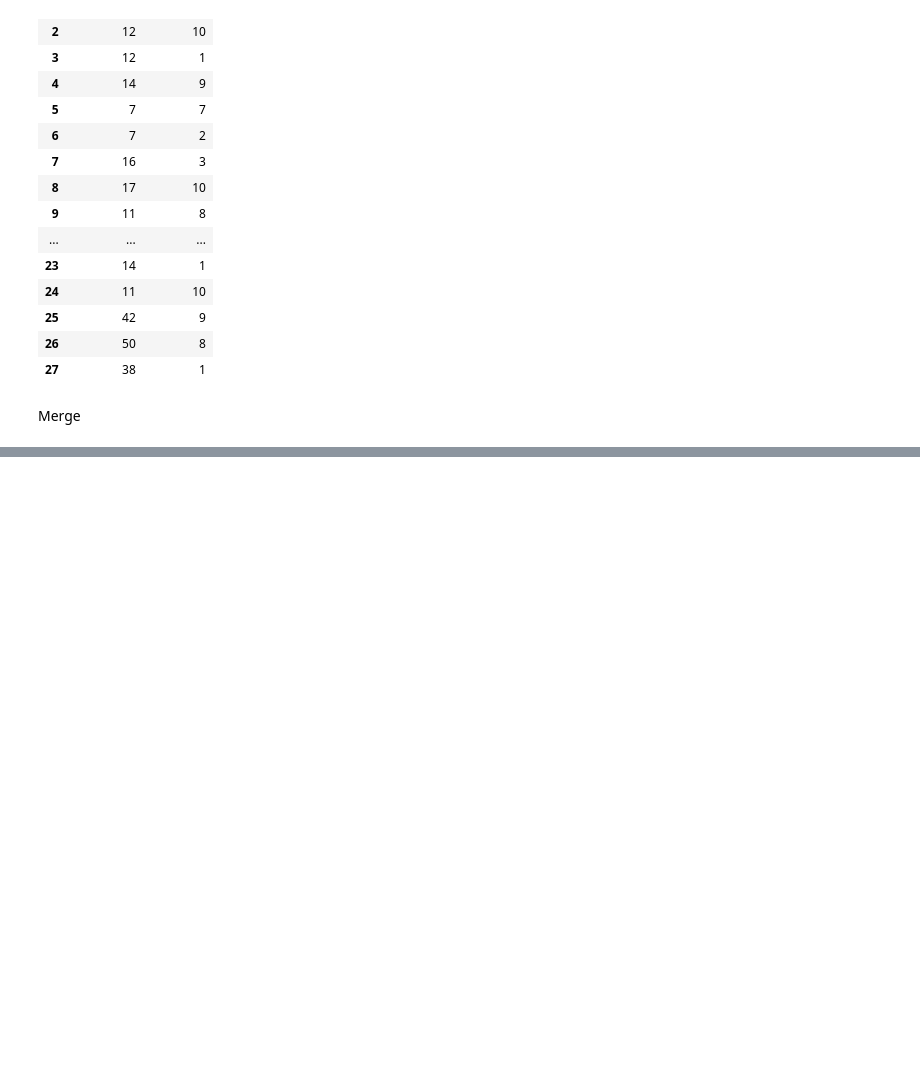
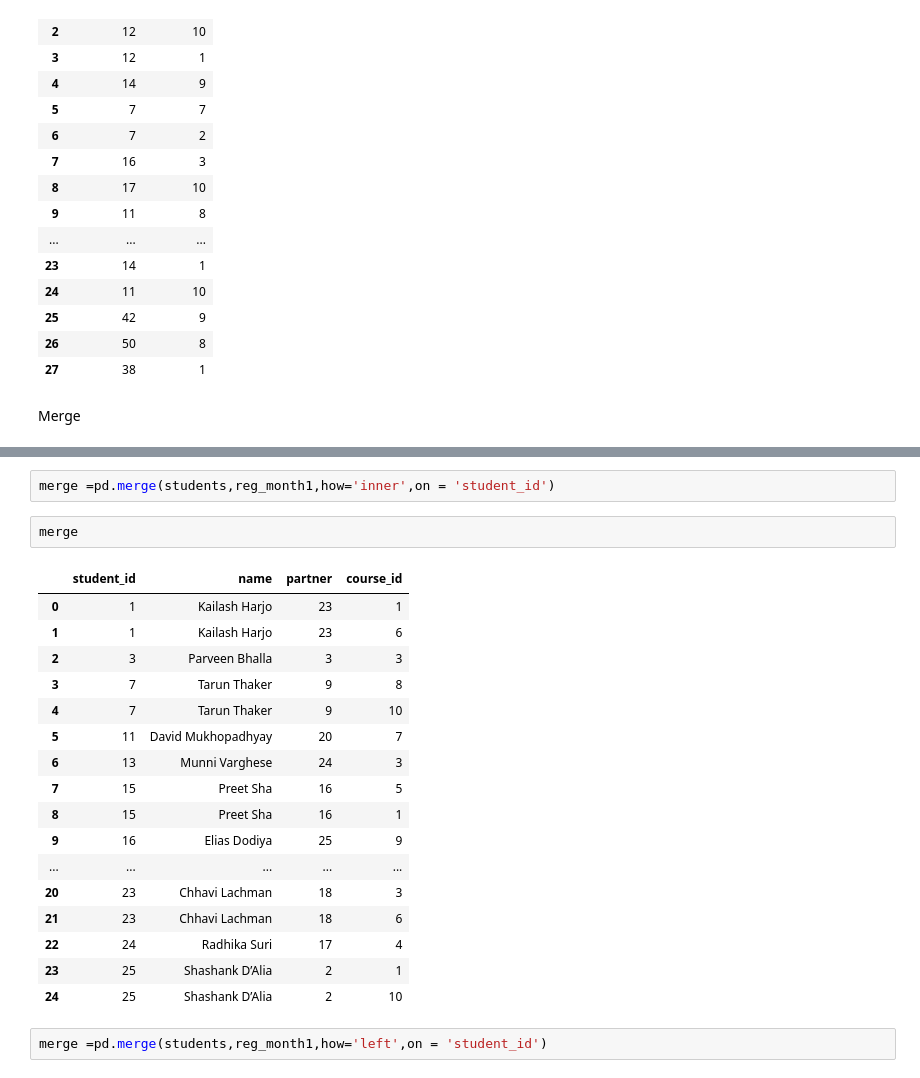
Before and after one commit to Bibhuti-MLAI/Python-Coding-Interview, a Jupyter notebook: pandas.ipynb, the cells around one changed output, grey strips where cells are left out. Cells and saved outputs as stored; diff of their text form; blank space fills up the shorter version.

```diff
--- a/pandas.ipynb
+++ b/pandas.ipynb
@@ -1150,0 +1191,24 @@ Merge
+# %%
+merge =pd.merge(students,reg_month1,how='inner',on = 'student_id')
+# %%
+merge
+# %% [output]
+|  | student_id | name | partner | course_id |
+| 0 | 1 | Kailash Harjo | 23 | 1 |
+| 1 | 1 | Kailash Harjo | 23 | 6 |
+| 2 | 3 | Parveen Bhalla | 3 | 3 |
+| 3 | 7 | Tarun Thaker | 9 | 8 |
+| 4 | 7 | Tarun Thaker | 9 | 10 |
+| 5 | 11 | David Mukhopadhyay | 20 | 7 |
+| 6 | 13 | Munni Varghese | 24 | 3 |
+| 7 | 15 | Preet Sha | 16 | 5 |
+| 8 | 15 | Preet Sha | 16 | 1 |
+| 9 | 16 | Elias Dodiya | 25 | 9 |
+| ... | ... | ... | ... | ... |
+| 20 | 23 | Chhavi Lachman | 18 | 3 |
+| 21 | 23 | Chhavi Lachman | 18 | 6 |
+| 22 | 24 | Radhika Suri | 17 | 4 |
+| 23 | 25 | Shashank D’Alia | 2 | 1 |
+| 24 | 25 | Shashank D’Alia | 2 | 10 |
+# %%
+merge =pd.merge(students,reg_month1,how='left',on = 'student_id')
```
Also changed, not shown: parts of 6 cells of this notebook.
